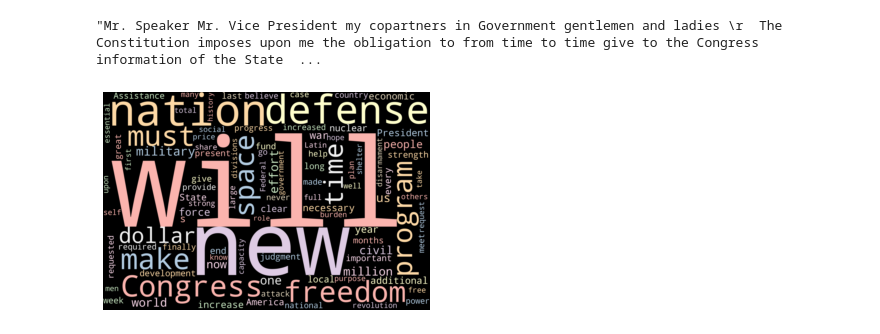
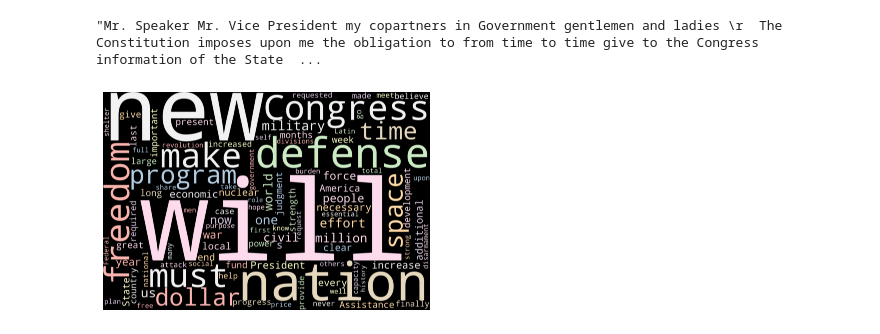
Before and after one commit to niramay447/kaggle-notebooks-other, a Jupyter notebook: us-presidential-speech.ipynb, the cells around one changed output. Saved outputs shown, nothing was run; the diff lists cells and outputs as text; code cells hidden in the pictures.

Commit message:
Kaggle Notebook | us-presidential-speech | Version 4

```diff
--- a/us-presidential-speech.ipynb
+++ b/us-presidential-speech.ipynb
@@ -48,18 +48,18 @@ I have not asked for a single program which did not cause one or all Americans s
 
 View Transcript
 # %%
-
 speech = transcript.text[41:]
 
+# replace new lines with a space
 speech = speech.replace("\n", " ")
 
 nlp = spacy.load('en_core_web_sm')
 
-processed_speech = nlp(speech)
+speech_spacy = nlp(speech)
 
 tokens = []
 
-for tok in processed_speech:
+for tok in speech_spacy:
   if not tok.is_punct:
     tokens.append(tok.text)
 
@@ -69,11 +69,11 @@ clean_speech
 # %% [output]
 "Mr. Speaker Mr. Vice President my copartners in Government gentlemen and ladies \r  The Constitution imposes upon me the obligation to from time to time give to the Congress information of the State  ...
 # %%
-wc = WordCloud(height=2000,width=3000,min_font_size=16, max_words=100,stopwords= stopwords, background_color="black",random_state=1,colormap='Pastel1',collocations = False).generate(clean_speech)
+wordCloud = WordCloud(height=4000,width=6000,min_font_size=16, max_words=100,stopwords= stopwords, background_color="black",random_state=1,colormap='Pastel1',collocations = False).generate(clean_speech)
 
 plt.figure()
-plt.imshow(wc, interpolation="bilinear")
+plt.imshow(wordCloud, interpolation="bilinear")
 plt.axis("off")
 plt.show()
 # %% [output]
-[figure, old version]
+[figure, new version]
```
Also changed, not shown: parts of 4 cells of this notebook.
